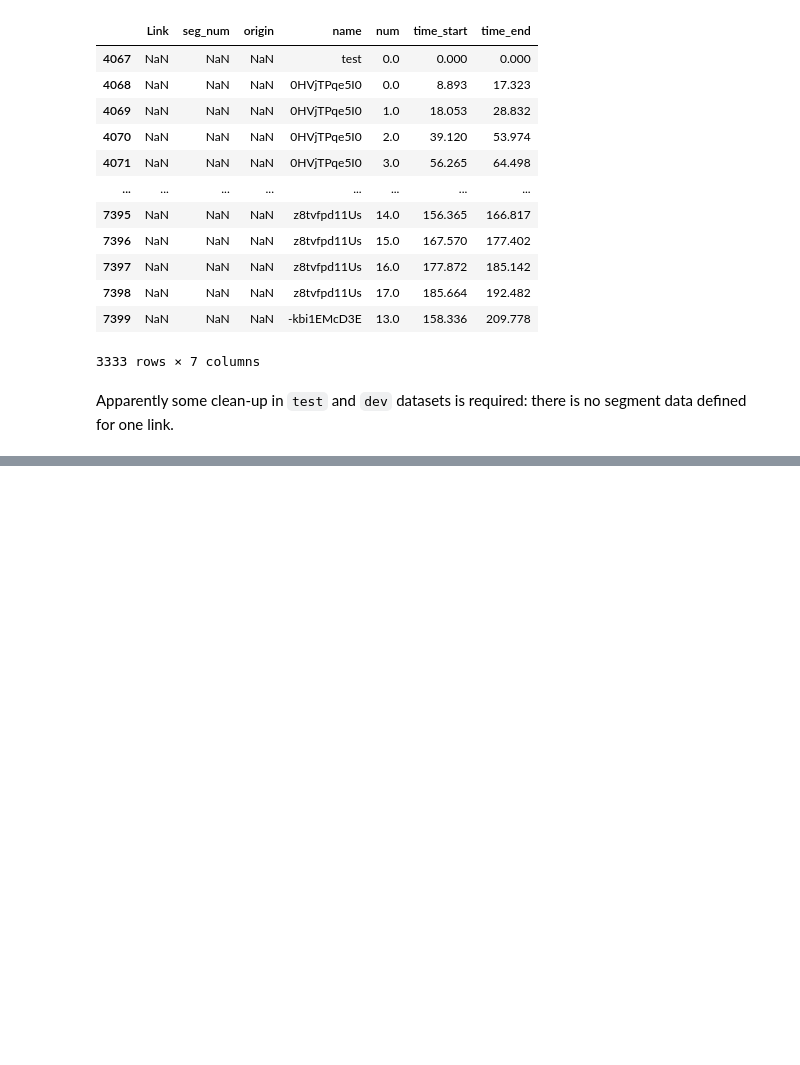
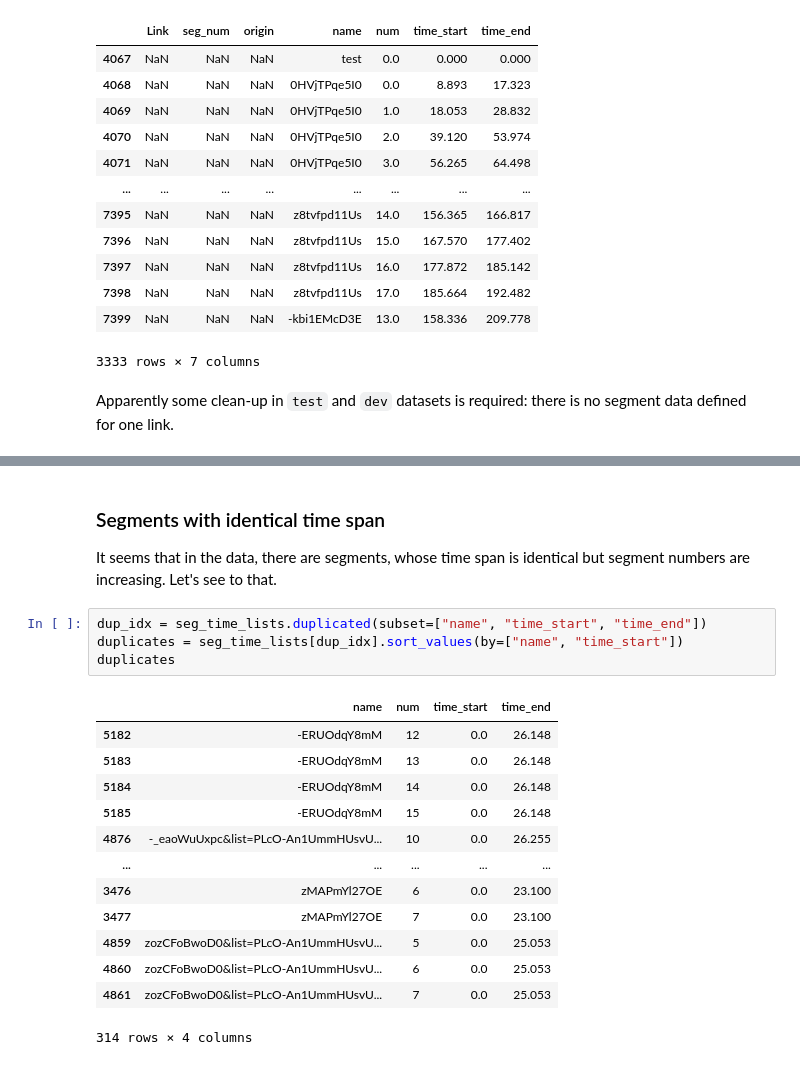
Before and after one commit to mkouhia/singing-voice-quality-regressor, a Jupyter notebook: notebooks/01 SVQTD dataset exploration.ipynb, the cells around one changed output, grey strips where cells are left out. Drawn from its saved outputs; the diff is of its cells as text; blank space fills up the shorter version.

Commit message:
Update data cleaning

```diff
--- a/notebooks/01 SVQTD dataset exploration.ipynb
+++ b/notebooks/01 SVQTD dataset exploration.ipynb
@@ -177,0 +203,22 @@ Apparently some clean-up in `test` and `dev` datasets is required: there is no s
+# %% [markdown]
+### Segments with identical time span
+
+It seems that in the data, there are segments, whose time span is identical but segment numbers are increasing. Let's see to that.
+# %%
+dup_idx = seg_time_lists.duplicated(subset=["name", "time_start", "time_end"])
+duplicates = seg_time_lists[dup_idx].sort_values(by=["name", "time_start"])
+duplicates
+# %% [output]
+|  | name | num | time_start | time_end |
+| 5182 | -ERUOdqY8mM | 12 | 0.0 | 26.148 |
+| 5183 | -ERUOdqY8mM | 13 | 0.0 | 26.148 |
+| 5184 | -ERUOdqY8mM | 14 | 0.0 | 26.148 |
+| 5185 | -ERUOdqY8mM | 15 | 0.0 | 26.148 |
+| 4876 | -_eaoWuUxpc&list=PLcO-An1UmmHUsvU... | 10 | 0.0 | 26.255 |
+| ... | ... | ... | ... | ... |
+| 3476 | zMAPmYl27OE | 6 | 0.0 | 23.100 |
+| 3477 | zMAPmYl27OE | 7 | 0.0 | 23.100 |
+| 4859 | zozCFoBwoD0&list=PLcO-An1UmmHUsvU... | 5 | 0.0 | 25.053 |
+| 4860 | zozCFoBwoD0&list=PLcO-An1UmmHUsvU... | 6 | 0.0 | 25.053 |
+| 4861 | zozCFoBwoD0&list=PLcO-An1UmmHUsvU... | 7 | 0.0 | 25.053 |
+314 rows × 4 columns
```
Also changed, not shown: parts of 4 cells of this notebook, 5 other files.
